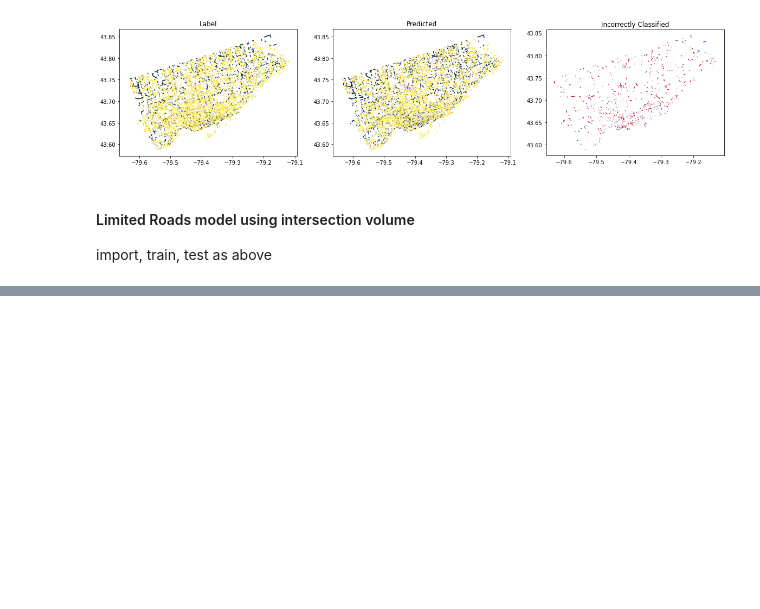
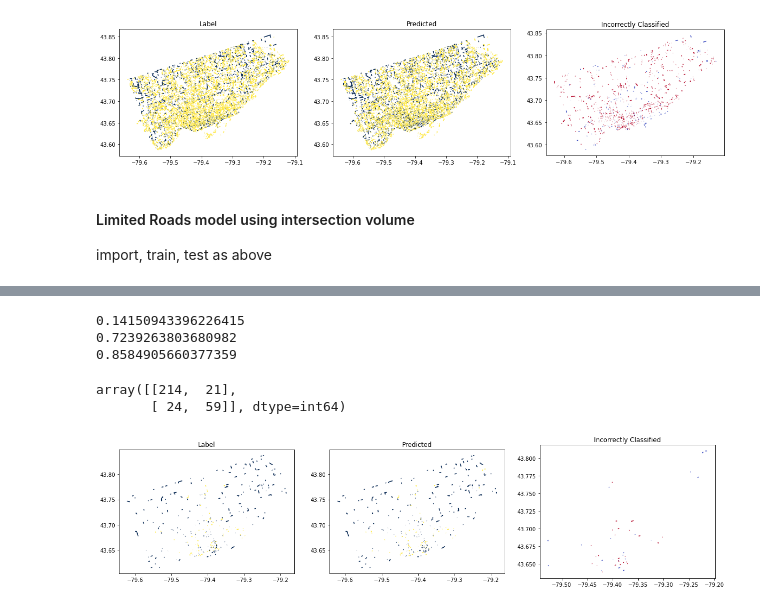
Before and after one commit to KeaganHRankin/Cycle-Classifier, a Jupyter notebook: projsubmissions/final_models.ipynb, the cells around one changed output, grey strips where cells are left out. Drawn from its saved outputs; the diff is of its cells as text; code cells hidden in the pictures; blank space fills up the shorter version.

```diff
--- a/projsubmissions/final_models.ipynb
+++ b/projsubmissions/final_models.ipynb
@@ -143,0 +178,7 @@ import, train, test as above
+# %%
+median = all_modes_model.extract_median_(train_data_2)
+# %%
+test_path = 'C:/Users/Keagan Rankin/Documents/PycharmProj/data/test_data/allmodes_test.csv'
+test_data_2 = pd.read_csv(test_path)
+print(test_data_2.shape)
+test_data_2.head(2)
@@ -143,0 +191,3 @@ import, train, test as above
+# %%
+y_test_pred_2, y_test_prob_2 = all_modes_model.predict(test_data_2, median,
+                                                       'boost', model=model_2,)
@@ -143,0 +214,51 @@ import, train, test as above
+# %%
+print(mean_squared_error(y_test_actual_2, y_test_pred_2))
+print(f1_score(y_test_actual_2, y_test_pred_2))
+print(accuracy_score(y_test_actual_2, y_test_pred_2))
+# %% [output]
+0.14150943396226415
+0.7239263803680982
+0.8584905660377359
+# %%
+confusion_matrix(y_test_actual_2, y_test_pred_2)
+# %% [output]
+array([[214,  21],
+       [ 24,  59]], dtype=int64)
+# %%
+predicted = pd.Series(y_test_pred_2)
+predicted = pd.concat((test_data_2, predicted), axis=1)
+# %%
+# Plot the above to show the new data. Show with 4 LTS and with the high/low access grouping
+# Geoframe
+plotr = pd.merge(lts_gpd,
+                 predicted[['GEO_ID',0]],
+                 how='left',
+                 left_on='GEO_ID',
+                 right_on='GEO_ID',)
+
+# Find the difference in classification
+plotr = plotr.dropna()
+plotr['diff'] = plotr['high access'] - plotr[0]
+plotr['i or c'] = plotr['diff'].apply(lambda x: 'incorrect' if x != 0 else 'correct')
+plotr_diff = plotr[plotr['diff'] != 0]
+
+# Figure
+fig, axs = plt.subplots(figsize=(20,12), ncols=3)
+
+# Plotting
+plotr.plot(ax=axs[0], column='high access', cmap='cividis')
+plotr.plot(ax=axs[1], column=0, cmap='cividis')
+#plotr[plotr['i or c'] == 'incorrect'].plot(ax=axs[2], column='i or c', cmap='coolwarm')
+plotr_diff.plot(ax=axs[2], column='diff', cmap='coolwarm')
+
+# Attributes
+axs[0].title.set_text('Label')
+axs[1].title.set_text('Predicted')
+axs[2].title.set_text('Incorrectly Classified')
+axs[0].grid(False)
+axs[1].grid(False)
+axs[2].grid(False)
+
+plt.show()
+# %% [output]
+[figure, added]
```
Also changed, not shown: parts of 12 cells of this notebook, 3 other files.
